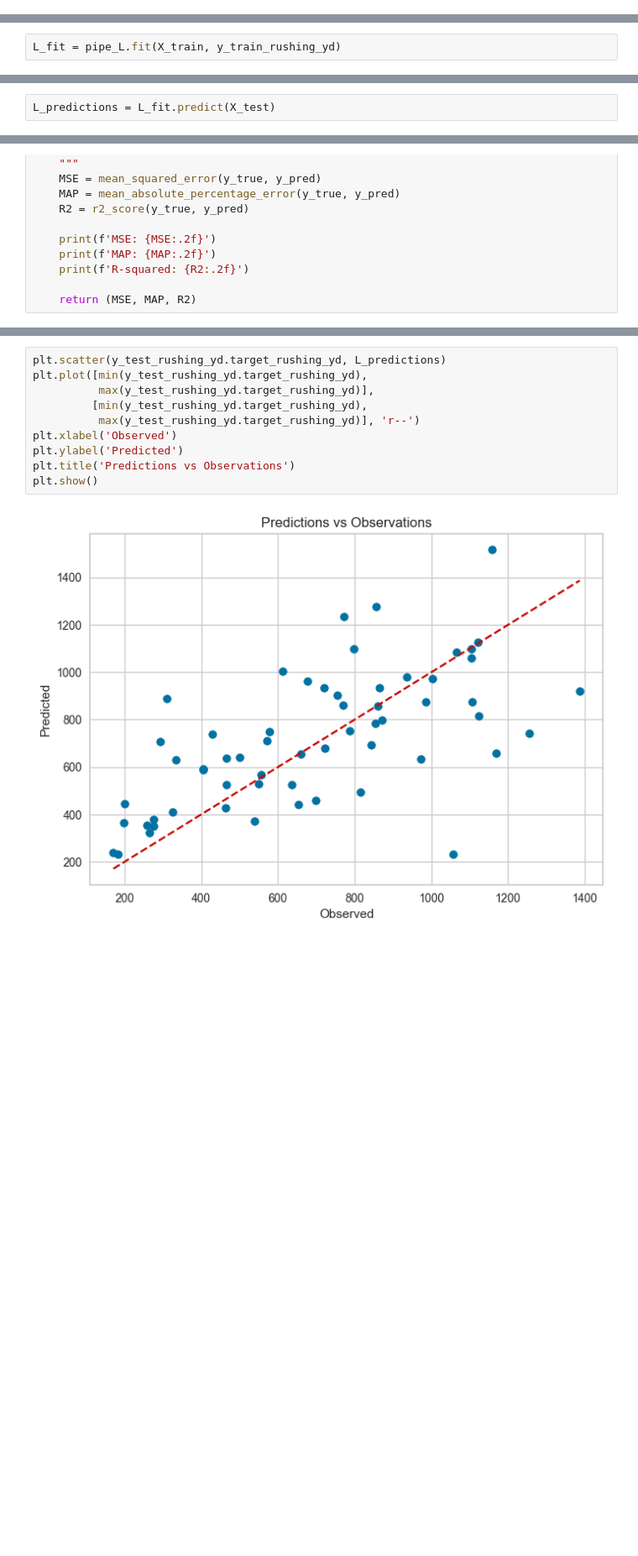
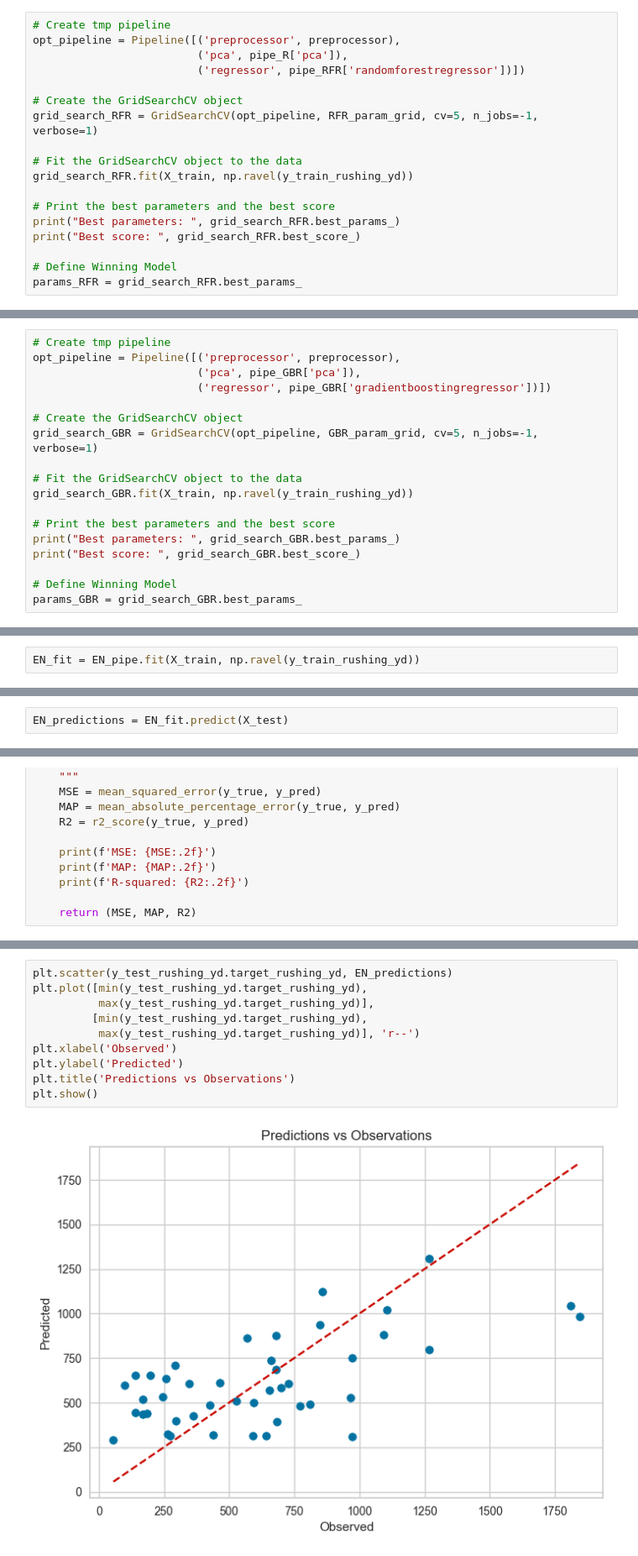
Before and after one commit to dusty736/fantasy_wizard, a Jupyter notebook: Python/rb_season_modeling.ipynb, the cells around one changed output, grey strips where cells are left out. Shown: that part at 84% size. Drawn from its saved outputs; the diff is of its cells as text; blank space fills up the shorter version.

Commit message:
Create python notebook for PCA and modeling RB stats.

```diff
--- a/Python/rb_season_modeling.ipynb
+++ b/Python/rb_season_modeling.ipynb
@@ -477,0 +482,18 @@ params_RFR = {'classifier__max_depth': 10, 'classifier__max_features': 'sqrt', '
+# %%
+# Create tmp pipeline
+opt_pipeline = Pipeline([('preprocessor', preprocessor),
+                         ('pca', pipe_R['pca']),
+                         ('regressor', pipe_RFR['randomforestregressor'])])
+
+# Create the GridSearchCV object
+grid_search_RFR = GridSearchCV(opt_pipeline, RFR_param_grid, cv=5, n_jobs=-1, verbose=1)
+
+# Fit the GridSearchCV object to the data
+grid_search_RFR.fit(X_train, np.ravel(y_train_rushing_yd))
+
+# Print the best parameters and the best score
+print("Best parameters: ", grid_search_RFR.best_params_)
+print("Best score: ", grid_search_RFR.best_score_)
+
+# Define Winning Model
+params_RFR = grid_search_RFR.best_params_
@@ -498,0 +523,18 @@ params_GBR = {'classifier__max_depth': 5, 'classifier__min_samples_leaf': 3,
+# %%
+# Create tmp pipeline
+opt_pipeline = Pipeline([('preprocessor', preprocessor),
+                         ('pca', pipe_GBR['pca']),
+                         ('regressor', pipe_GBR['gradientboostingregressor'])])
+
+# Create the GridSearchCV object
+grid_search_GBR = GridSearchCV(opt_pipeline, GBR_param_grid, cv=5, n_jobs=-1, verbose=1)
+
+# Fit the GridSearchCV object to the data
+grid_search_GBR.fit(X_train, np.ravel(y_train_rushing_yd))
+
+# Print the best parameters and the best score
+print("Best parameters: ", grid_search_GBR.best_params_)
+print("Best score: ", grid_search_GBR.best_score_)
+
+# Define Winning Model
+params_GBR = grid_search_GBR.best_params_
@@ -685,11 +716,11 @@ Best Score: 0.473
 # %% [markdown]
 ## Fit the Winning Model
 # %%
-L_fit = pipe_L.fit(X_train, y_train_rushing_yd)
+EN_fit = EN_pipe.fit(X_train, np.ravel(y_train_rushing_yd))
 # %% [markdown]
 ## Generate Test Predictions
 # %%
-L_predictions = L_fit.predict(X_test)
+EN_predictions = EN_fit.predict(X_test)
 # %% [markdown]
 ## Model Performance
 # %%
@@ -730,12 +761,12 @@ R-squared: 0.32
 # %%
-plt.scatter(y_test_rushing_yd.target_rushing_yd, L_predictions)
+plt.scatter(y_test_rushing_yd.target_rushing_yd, EN_predictions)
 plt.plot([min(y_test_rushing_yd.target_rushing_yd),
           max(y_test_rushing_yd.target_rushing_yd)],
          [min(y_test_rushing_yd.target_rushing_yd),
           max(y_test_rushing_yd.target_rushing_yd)], 'r--')
 plt.xlabel('Observed')
 plt.ylabel('Predicted')
 plt.title('Predictions vs Observations')
 plt.show()
 # %% [output]
-[figure, old version]
+[figure, new version]
```
Also changed, not shown: parts of 36 cells of this notebook.
